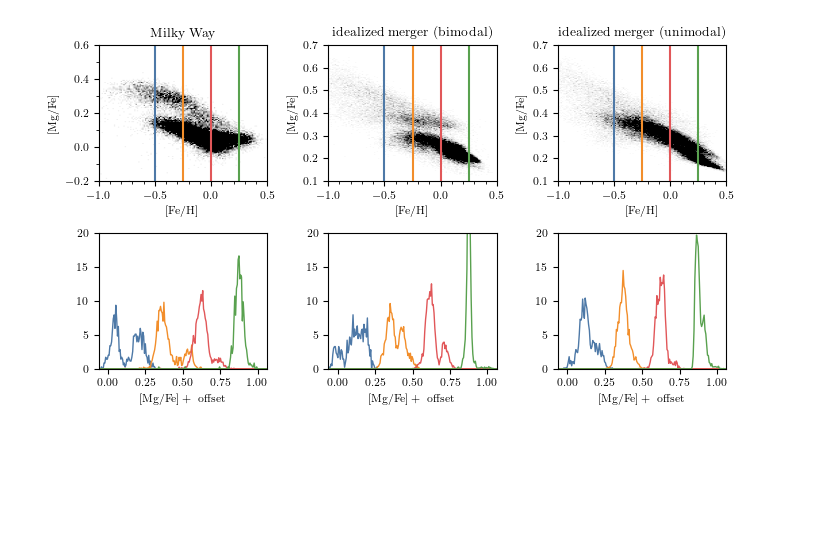
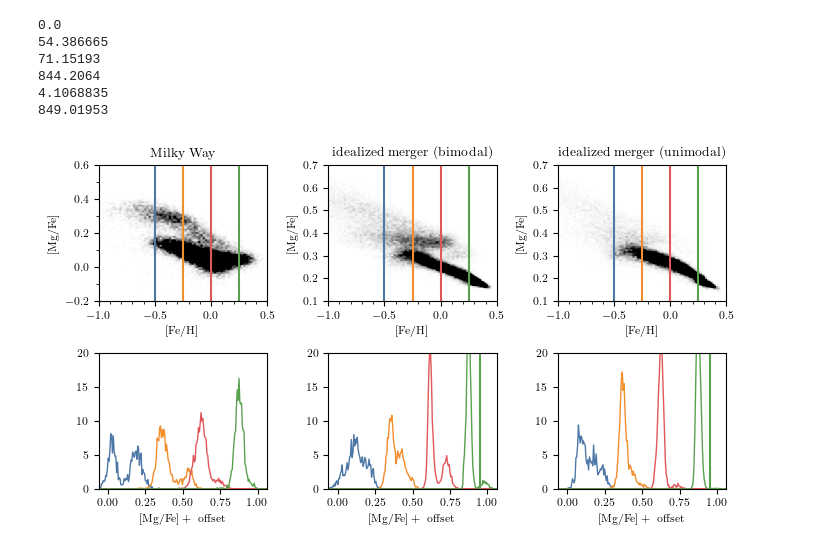
Before and after one commit to gusbeane/GSEgas, a Jupyter notebook: plots/figure1/figure1.ipynb, the cells around one changed output. Drawn from its saved outputs; the diff is of its cells as text; code cells hidden in the pictures; blank space fills up the shorter version.

Commit message:
Update figure1

```diff
--- a/plots/figure1/figure1.ipynb
+++ b/plots/figure1/figure1.ipynb
@@ -40,8 +40,11 @@ GFM_SOLAR_ABUNDANCE_HYDROGEN = 0.7388
 GFM_SOLAR_ABUNDANCE_MAGNESIUM = 0.0007
 GFM_SOLAR_ABUNDANCE_IRON   =   0.0013
 # %%
-sim0 = ('142', '116', '04')
-sim1 = ('129', '116', '04')
+# sim0 = ('142', '116', '04')
+# sim1 = ('129', '116', '04')
+
+sim0 = ('129', '142', '04')
+sim1 = ('129', '129', '04')
 # %%
 def load_galaxy(sim, idx=320):
     Rs, Vv, ecc = sim
@@ -138,8 +141,8 @@ obsdata = extract_obs_data(hdul)
 # %%
 fig, axs = plt.subplots(2, 3, figsize=(textwidth, 1.2*columnwidth))
 
-N_FeH = 125
-N_MgFe = 125
+N_FeH = 75
+N_MgFe = 75
 
 def plot_panel(data, fig, ax0, ax1, logFeH_lim, logMgFe_lim, logFeH0_list,
                offset=-0.3, doffset = 0.4, poffset=0.4, vmax=1e5):
@@ -162,7 +165,7 @@ def plot_panel(data, fig, ax0, ax1, logFeH_lim, logMgFe_lim, logFeH0_list,
     ax0.set(xlabel=r'$[\textrm{Fe}/\textrm{H}]$', ylabel=r'$[\textrm{Mg}/\textrm{Fe}]$')
     ax0.set(aspect='auto')
 
-    dlogFeH0 = 0.05
+    dlogFeH0 = 0.1
     d = 0.25/2
     offset_list = [d, 0.25+d, 0.5+d, 0.75+d]
     for i,(logFeH0, c) in enumerate(zip(logFeH0_list, [tb_c[0], tb_c[1], tb_c[2], tb_c[4]])):
@@ -173,6 +176,12 @@ def plot_panel(data, fig, ax0, ax1, logFeH_lim, logMgFe_lim, logFeH0_list,
         binsplot = 0.5*(bins[1:] + bins[:-1])
         hist, _ = np.histogram(logMgFe[key]-np.median(logMgFe[key])+offset,
                                bins=bins, density=True)
+
+        if i == 3:
+            ax1.axvline(0.275 - np.median(logMgFe[key])+offset, c=c)
+            print(np.sum(logMgFe[key][logMgFe[key] > 0.275]))
+            print(np.sum(logMgFe[key][logMgFe[key] < 0.275]))
+
         l = ax1.plot(binsplot, hist, c=c, lw=1)
 
         ax0.axvline(logFeH0, c=l[0].get_color())
@@ -181,33 +190,39 @@ def plot_panel(data, fig, ax0, ax1, logFeH_lim, logMgFe_lim, logFeH0_list,
 
     ax1.set(ylim=(0, 20), xlim=(-d/2, 1+d/2))
 
     # ax0.set(xticks=np.arange(-1, 0.5+0.25, 0.25))
     ax1.set(xlabel=r'$[\textrm{Mg}/\textrm{Fe}] + \textrm{ offset}$')
 
 # logFeH0_list=[-0.5, -0.375, -0.25, 0.25]
 logFeH0_list=[-0.5, -0.25, 0, 0.25]
 plot_panel(obsdata, fig, axs[0][0], axs[1][0], (-1, 0.5), (-0.2, 0.6), logFeH0_list)
 plot_panel(simdata0, fig, axs[0][1], axs[1][1], (-1, 0.5), (0.1, 0.65), logFeH0_list,
-           doffset=0.3, poffset=0.1, vmax=4e5)
+           doffset=0.3, poffset=0.1, vmax=3e5)
 plot_panel(simdata1, fig, axs[0][2], axs[1][2], (-1, 0.5), (0.1, 0.65), logFeH0_list,
-           doffset=0.3, poffset=0.1, vmax=4e5)
+           doffset=0.3, poffset=0.1, vmax=3e5)
 # plot_panel(simdata1, fig, axs[0][2], (-1, 0.5), (0., 0.8))
 
 axs[0][0].set_title(r'$\textrm{Milky Way}$')
 axs[0][1].set_title(r'$\textrm{idealized merger (bimodal)}$')
 axs[0][2].set_title(r'$\textrm{idealized merger (unimodal)}$')
 # axs[0][2].text(-0.3, 0.65, r'$\textrm{slightly different}$', fontsize='x-small')
 # axs[0][2].text(-0.3, 0.6, r'$\textrm{orbital parameters}$', fontsize='x-small')
 
 axs[0][0].set_xticks(np.arange(-1, 0.5+0.1, 0.1), minor=True)
 axs[0][1].set_xticks(np.arange(-1, 0.5+0.1, 0.1), minor=True)
 axs[0][2].set_xticks(np.arange(-1, 0.5+0.1, 0.1), minor=True)
 
 axs[0][0].set_yticks(np.arange(-0.2, 0.6+0.1, 0.1), minor=True)
 axs[0][1].set_yticks(np.arange(0.1, 0.7+0.1, 0.1))
 axs[0][2].set_yticks(np.arange(0.1, 0.7+0.1, 0.1))
 
 fig.tight_layout()
 fig.savefig('figure1.pdf')
 # %% [output]
+0.0
+54.386665
+71.15193
+844.2064
+4.1068835
+849.01953
-[figure, old version]
+[figure, new version]
```
Also changed, not shown: parts of 1 cell of this notebook, 2 other files.
